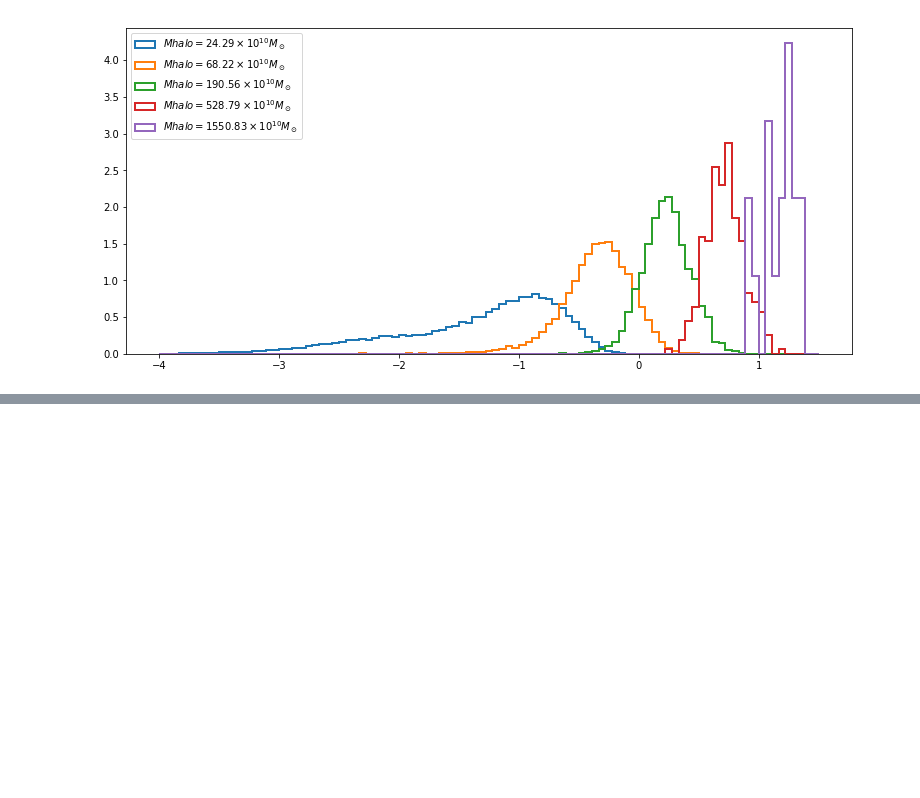
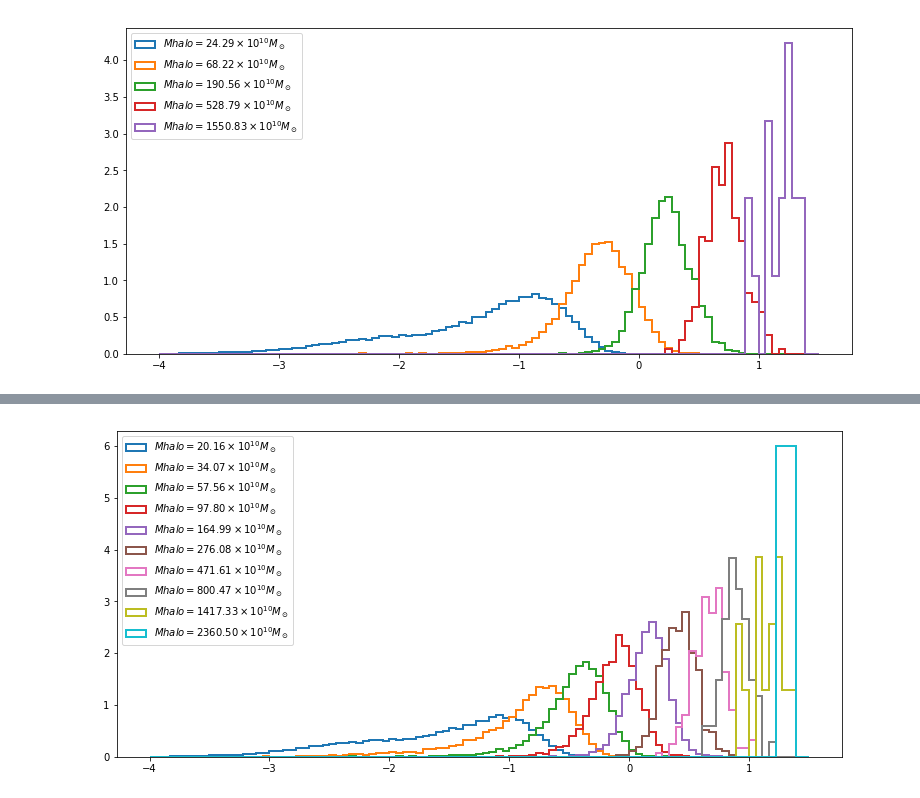
Before and after one commit to AtsushiNishizawa/ska_bao, a Jupyter notebook: Halo2HI/osaka/Halo2HI.ipynb, the cells around one changed output, grey strips where cells are left out. Cells and saved outputs as stored; diff of their text form; code cells hidden in the pictures; blank space fills up the shorter version.

```diff
--- a/Halo2HI/osaka/Halo2HI.ipynb
+++ b/Halo2HI/osaka/Halo2HI.ipynb
@@ -426,0 +441,19 @@ plt.show()
+# %%
+#
+# derive conditional probability P(M_HI | M_halo)
+#
+%matplotlib inline
+x = np.log10(GM_C200)
+y = np.log10(HIMass_indiv_exact)
+Nbin = 10
+MHalo_bins = np.linspace(1.2,3.5,Nbin+1)
+MHI_bins = np.linspace(-4,1.5, 100)
+fig = plt.figure(figsize=(13,6))
+for i in range(Nbin):
+    m = (x>MHalo_bins[i])&(x<=MHalo_bins[i+1])
+    mean = np.mean(x[m])
+    plt.hist(y[m], bins=MHI_bins, label=r"$Mhalo=%.2f \times 10^{10}M_\odot$"%(10**mean), normed=True, histtype="step", lw=2)
+plt.legend(loc="upper left")
+plt.show()
+# %% [output]
+[figure, added]
```
Also changed, not shown: parts of 5 cells of this notebook.
